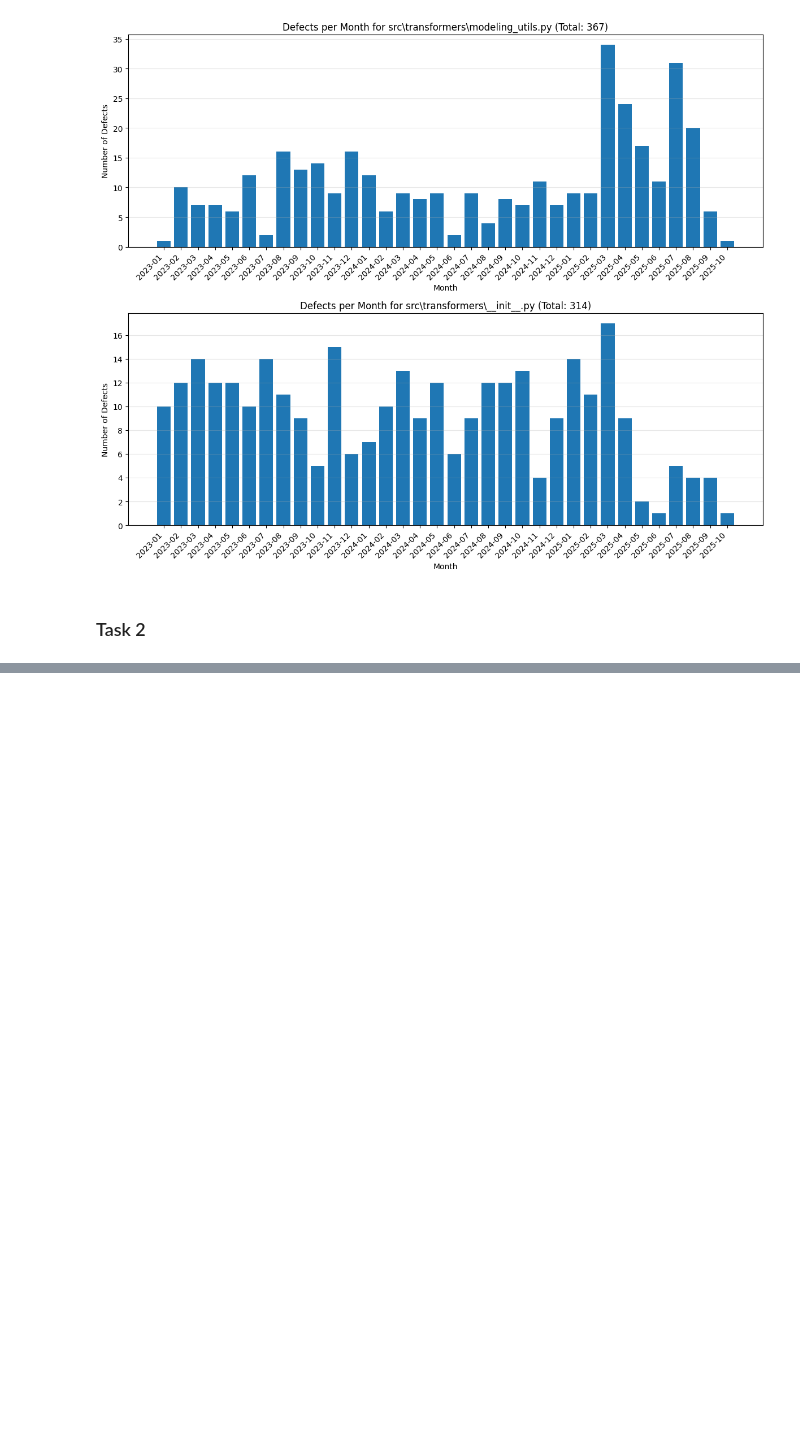
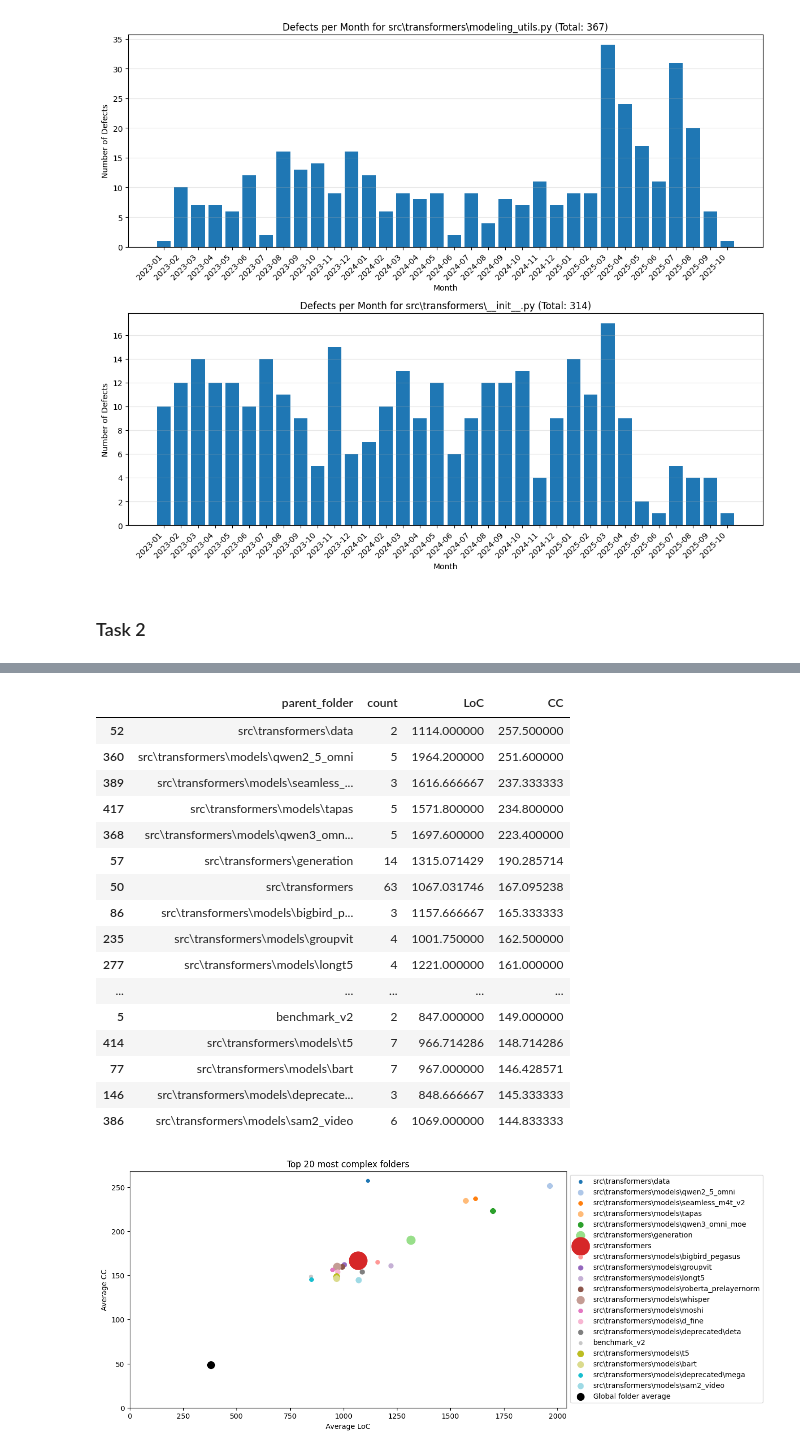
Before and after one commit to Colbae/SoSy-assignement-part-1, a Jupyter notebook: fss_se_assignment.ipynb, the cells around one changed output, grey strips where cells are left out. Drawn from its saved outputs; the diff is of its cells as text; code cells hidden in the pictures; blank space fills up the shorter version.

```diff
--- a/fss_se_assignment.ipynb
+++ b/fss_se_assignment.ipynb
@@ -129,0 +217,51 @@ Finished processing.
+# %%
+df_folder_avg_data = df.groupby("parent_folder").agg(
+    count=("parent_folder", "size"),
+    LoC=("LoC", "mean"),
+    CC=("CC","mean")
+).reset_index()
+top20_folders_CC = df_folder_avg_data.sort_values("CC", ascending=False).head(20)
+display(top20_folders_CC.head(20))
+
+# creating matching color to folder
+categories = top20_folders_CC["parent_folder"].unique()
+colors = plt.cm.tab20(np.linspace(0, 1, len(categories)))
+color_map = dict(zip(categories, colors))
+
+plt.figure(figsize=(11, 6))
+
+# plotting the 20 top folders
+for _, row in top20_folders_CC.iterrows():
+    current_folder = row["parent_folder"]
+    plt.scatter(row["LoC"],row["CC"],color=color_map[current_folder],s=10*row["count"],label=current_folder)
+
+plt.scatter(df_folder_avg_data["LoC"].mean(), df_folder_avg_data["CC"].mean(), color="black",s=100,label="Global folder average")
+
+# making thie axis start at 0
+plt.xlim(left=0)
+plt.ylim(bottom=0)
+
+plt.xlabel("Average LoC")
+plt.ylabel("Average CC")
+plt.title("Top 20 most complex folders")
+plt.legend(loc="upper left", bbox_to_anchor=(1, 1))
+plt.show()
+# %% [output]
+|  | parent_folder | count | LoC | CC |
+| 52 | src\transformers\data | 2 | 1114.000000 | 257.500000 |
+| 360 | src\transformers\models\qwen2_5_omni | 5 | 1964.200000 | 251.600000 |
+| 389 | src\transformers\models\seamless_... | 3 | 1616.666667 | 237.333333 |
+| 417 | src\transformers\models\tapas | 5 | 1571.800000 | 234.800000 |
+| 368 | src\transformers\models\qwen3_omn... | 5 | 1697.600000 | 223.400000 |
+| 57 | src\transformers\generation | 14 | 1315.071429 | 190.285714 |
+| 50 | src\transformers | 63 | 1067.031746 | 167.095238 |
+| 86 | src\transformers\models\bigbird_p... | 3 | 1157.666667 | 165.333333 |
+| 235 | src\transformers\models\groupvit | 4 | 1001.750000 | 162.500000 |
+| 277 | src\transformers\models\longt5 | 4 | 1221.000000 | 161.000000 |
+| ... | ... | ... | ... | ... |
+| 5 | benchmark_v2 | 2 | 847.000000 | 149.000000 |
+| 414 | src\transformers\models\t5 | 7 | 966.714286 | 148.714286 |
+| 77 | src\transformers\models\bart | 7 | 967.000000 | 146.428571 |
+| 146 | src\transformers\models\deprecate... | 3 | 848.666667 | 145.333333 |
+| 386 | src\transformers\models\sam2_video | 6 | 1069.000000 | 144.833333 |
+[figure, added]
```
Also changed, not shown: parts of 6 cells of this notebook, 4 other files.
